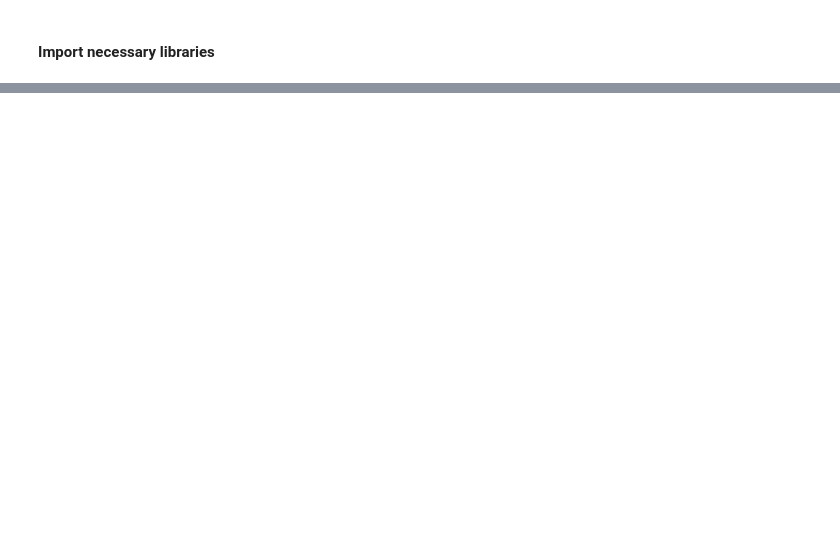
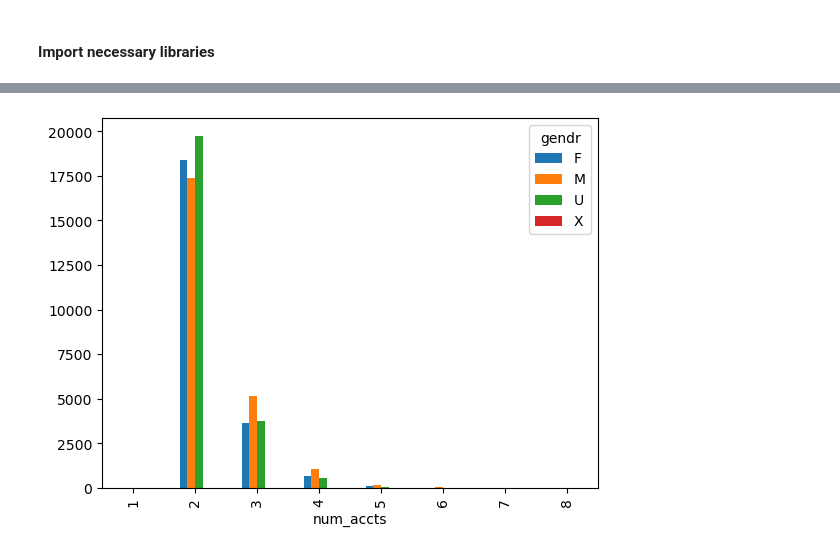
Before and after one commit to fmammo/vanguard-ab-test, a Jupyter notebook: Data_EDA.ipynb, the cells around one changed output, grey strips where cells are left out. Saved outputs shown, nothing was run; the diff lists cells and outputs as text; code cells hidden in the pictures; blank space fills up the shorter version.

```diff
--- a/Data_EDA.ipynb
+++ b/Data_EDA.ipynb
@@ -31,0 +209,6 @@ import seaborn as sns
+# %%
+#Let's see gender by number of accounts.
+pd.crosstab(demo['num_accts'],demo['gendr']).plot.bar()
+plt.show()
+# %% [output]
+[figure, added]
```
Also changed, not shown: parts of 35 cells of this notebook, 1 other file.
